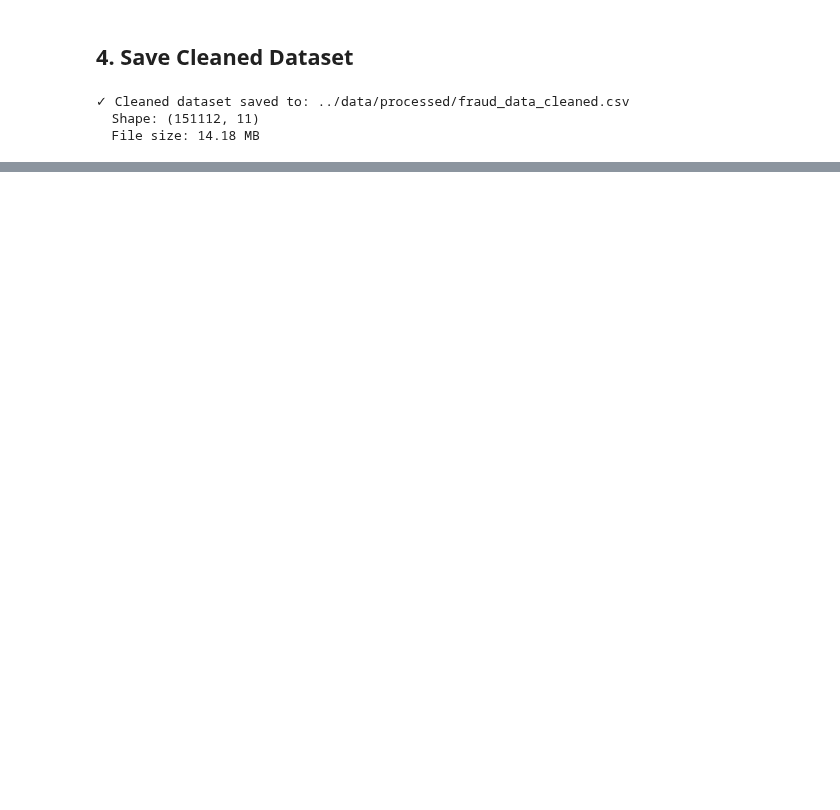
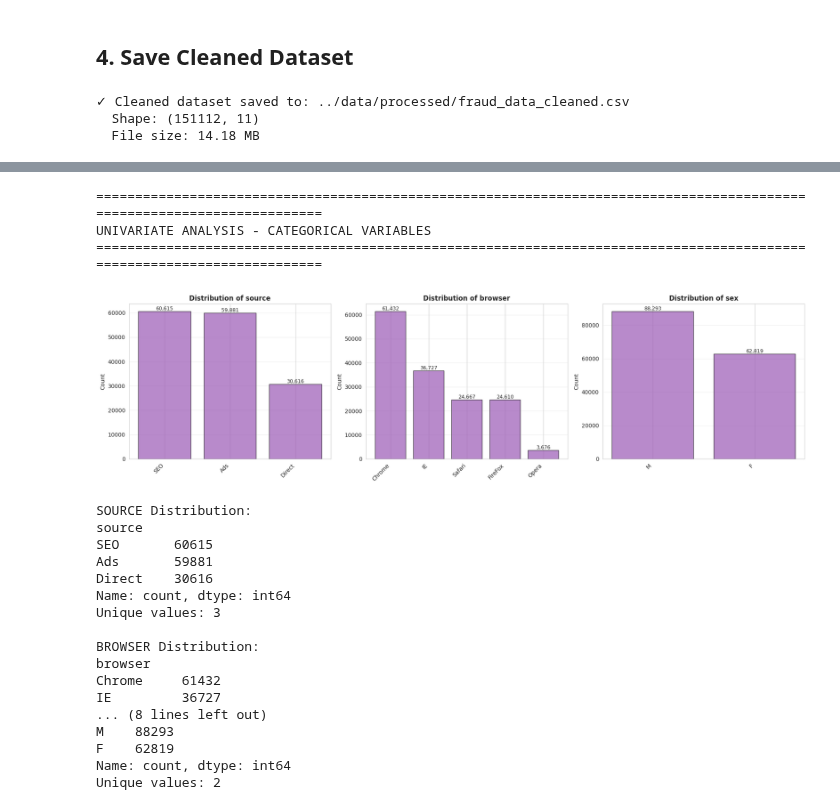
Before and after one commit to habeneyasu/fraud-shield-ml, a Jupyter notebook: notebooks/eda-fraud-data.ipynb, the cells around one changed output, grey strips where cells are left out. Saved outputs shown, nothing was run; the diff lists cells and outputs as text; code cells hidden in the pictures; blank space fills up the shorter version.

```diff
--- a/notebooks/eda-fraud-data.ipynb
+++ b/notebooks/eda-fraud-data.ipynb
@@ -418,0 +566,54 @@ print(f"  File size: {cleaned_file_path.stat().st_size / (1024*1024):.2f} MB")
+# %%
+# Categorical variables distribution
+print("=" * 120)
+print("UNIVARIATE ANALYSIS - CATEGORICAL VARIABLES")
+print("=" * 120)
+
+categorical_vars = ['source', 'browser', 'sex']
+
+fig, axes = plt.subplots(1, 3, figsize=(18, 5))
+
+for idx, var in enumerate(categorical_vars):
+    value_counts = df[var].value_counts()
+    axes[idx].bar(range(len(value_counts)), value_counts.values,
+                  color='#9b59b6', alpha=0.7, edgecolor='black')
+    axes[idx].set_xticks(range(len(value_counts)))
+    axes[idx].set_xticklabels(value_counts.index, rotation=45, ha='right')
+    axes[idx].set_title(f'Distribution of {var}', fontsize=12, fontweight='bold')
+    axes[idx].set_ylabel('Count', fontsize=10)
+    axes[idx].grid(axis='y', alpha=0.3)
+
+    # Add count labels on bars
+    for i, v in enumerate(value_counts.values):
+        axes[idx].text(i, v, f'{v:,}', ha='center', va='bottom', fontsize=9)
+
+plt.tight_layout()
+plt.show()
+
+# Print value counts
+for var in categorical_vars:
+    print(f"\n{var.upper()} Distribution:")
+    print(df[var].value_counts())
+    print(f"Unique values: {df[var].nunique()}")
+# %% [output]
+========================================================================================================================
+UNIVARIATE ANALYSIS - CATEGORICAL VARIABLES
+========================================================================================================================
+[figure, added]
+SOURCE Distribution:
+source
+SEO       60615
+Ads       59881
+Direct    30616
+Name: count, dtype: int64
+Unique values: 3
+
+BROWSER Distribution:
+browser
+Chrome     61432
+IE         36727
+... (8 lines left out)
+M    88293
+F    62819
+Name: count, dtype: int64
+Unique values: 2
```
Also changed, not shown: parts of 12 cells of this notebook.
